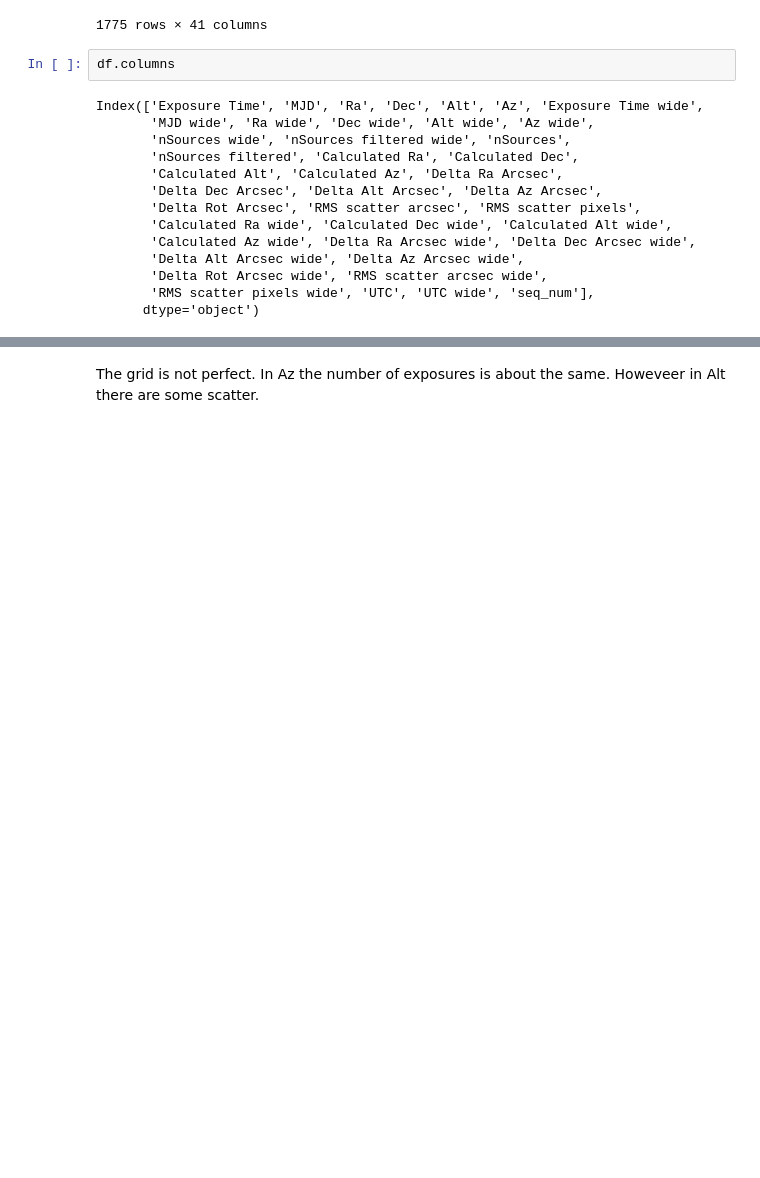
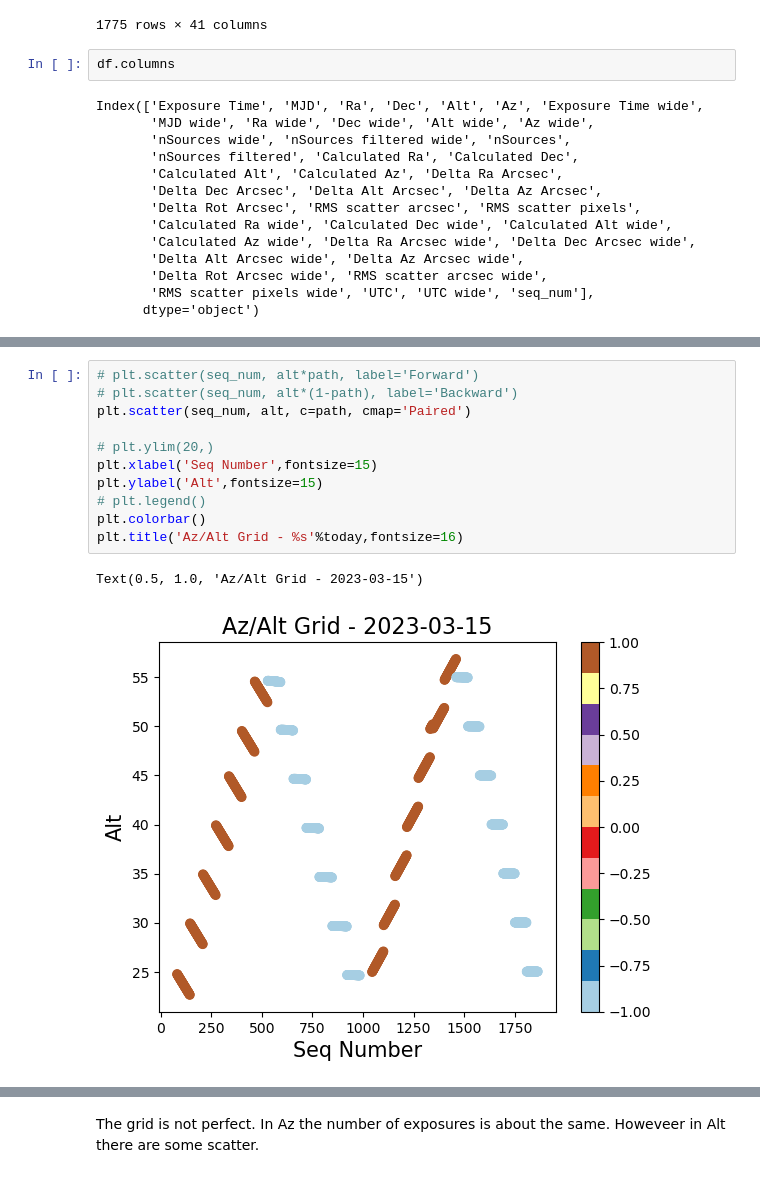
Before and after one commit to estevesjh/ComScratchStuff, a Jupyter notebook: starTracker/slewSettleTests/Mar15_2023_Serpent_Walk.ipynb, the cells around one changed output, grey strips where cells are left out. Saved outputs shown, nothing was run; the diff lists cells and outputs as text; blank space fills up the shorter version.

Commit message:
frwd grid

```diff
--- a/starTracker/slewSettleTests/Mar15_2023_Serpent_Walk.ipynb
+++ b/starTracker/slewSettleTests/Mar15_2023_Serpent_Walk.ipynb
@@ -135 +133,15 @@ Index(['Exposure Time', 'MJD', 'Ra', 'Dec', 'Alt', 'Az', 'Exposure Time wide',
+# %%
+# plt.scatter(seq_num, alt*path, label='Forward')
+# plt.scatter(seq_num, alt*(1-path), label='Backward')
+plt.scatter(seq_num, alt, c=path, cmap='Paired')
+
+# plt.ylim(20,)
+plt.xlabel('Seq Number',fontsize=15)
+plt.ylabel('Alt',fontsize=15)
+# plt.legend()
+plt.colorbar()
+plt.title('Az/Alt Grid - %s'%today,fontsize=16)
+# %% [output]
+Text(0.5, 1.0, 'Az/Alt Grid - 2023-03-15')
+[figure, added]
 # %%
```
Also changed, not shown: parts of 66 cells of this notebook, 3 other files.
